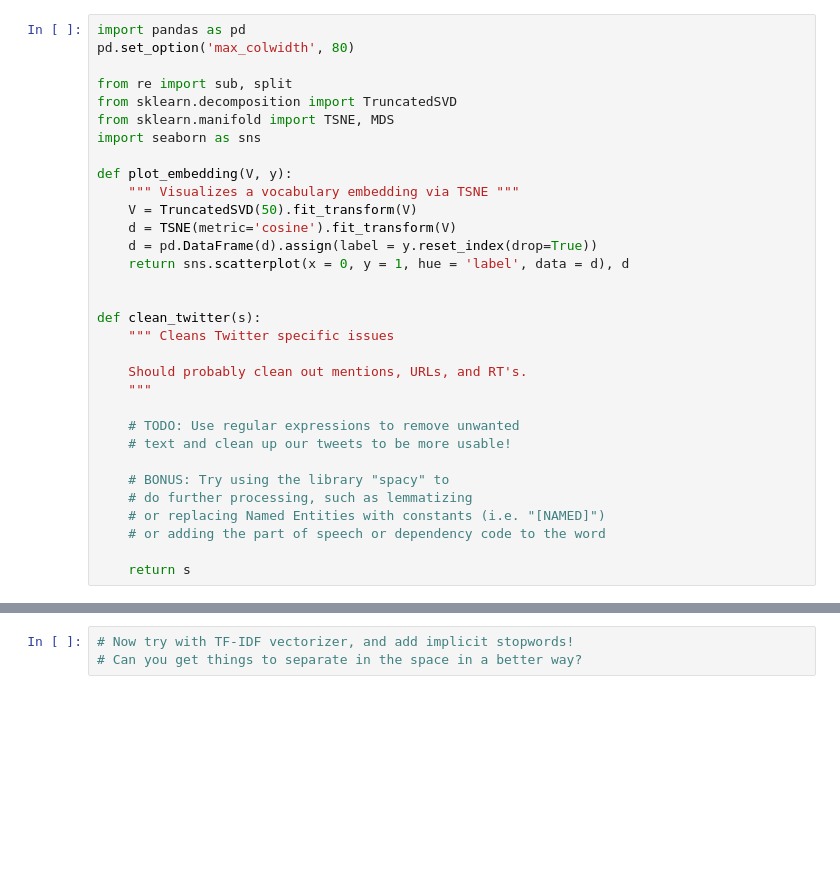
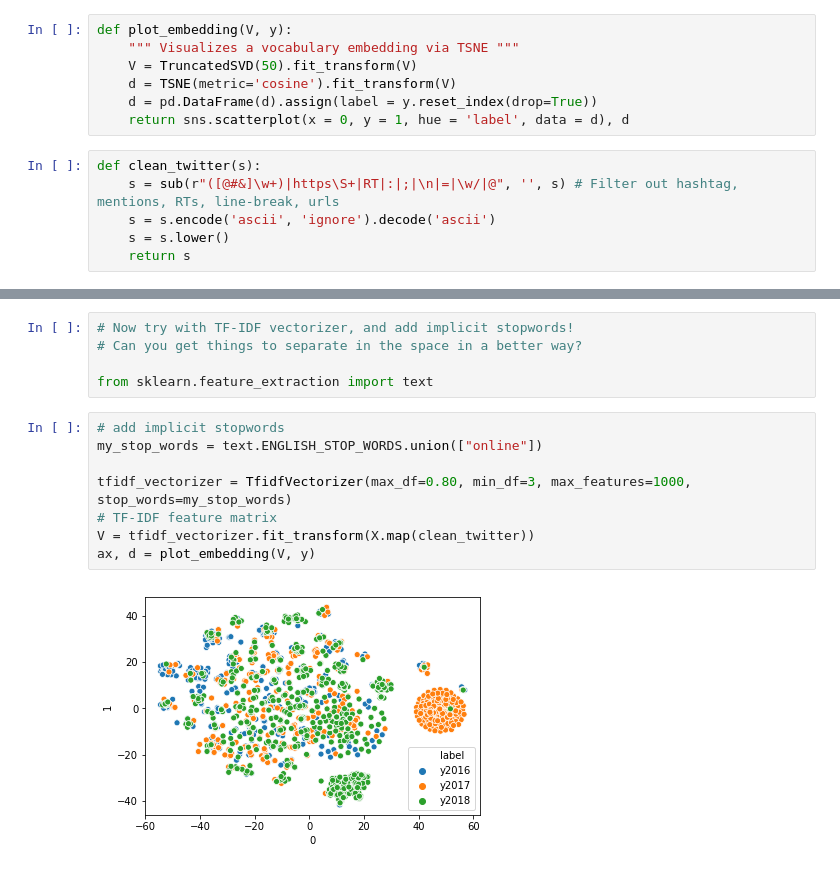
Before and after one commit to nandanrao/text-mining, a Jupyter notebook: exercise-1.ipynb, the cells around one changed output, grey strips where cells are left out. Cells and saved outputs as stored; diff of their text form; blank space fills up the shorter version.

```diff
--- a/exercise-1.ipynb
+++ b/exercise-1.ipynb
@@ -1,32 +10,13 @@
 # %%
-import pandas as pd
-pd.set_option('max_colwidth', 80)
-
-from re import sub, split
-from sklearn.decomposition import TruncatedSVD
-from sklearn.manifold import TSNE, MDS
-import seaborn as sns
-
 def plot_embedding(V, y):
     """ Visualizes a vocabulary embedding via TSNE """
     V = TruncatedSVD(50).fit_transform(V)
     d = TSNE(metric='cosine').fit_transform(V)
     d = pd.DataFrame(d).assign(label = y.reset_index(drop=True))
     return sns.scatterplot(x = 0, y = 1, hue = 'label', data = d), d
-
-
-def clean_twitter(s):
-    """ Cleans Twitter specific issues
-
-    Should probably clean out mentions, URLs, and RT's.
-    """
-
-    # TODO: Use regular expressions to remove unwanted
-    # text and clean up our tweets to be more usable!
-
-    # BONUS: Try using the library "spacy" to
-    # do further processing, such as lemmatizing
-    # or replacing Named Entities with constants (i.e. "[NAMED]")
-    # or adding the part of speech or dependency code to the word
-
-    return s
+# %%
+def clean_twitter(s):
+    s = sub(r"([@#&]\w+)|https\S+|RT|:|;|\n|=|\w/|@", '', s) # Filter out hashtag, mentions, RTs, line-break, urls
+    s = s.encode('ascii', 'ignore').decode('ascii')
+    s = s.lower()
+    return s
@@ -53,3 +70,15 @@ ax, d = plot_embedding(V, y)
 # %%
 # Now try with TF-IDF vectorizer, and add implicit stopwords!
 # Can you get things to separate in the space in a better way?
+
+from sklearn.feature_extraction import text
+# %%
+# add implicit stopwords
+my_stop_words = text.ENGLISH_STOP_WORDS.union(["online"])
+
+tfidf_vectorizer = TfidfVectorizer(max_df=0.80, min_df=3, max_features=1000, stop_words=my_stop_words)
+# TF-IDF feature matrix
+V = tfidf_vectorizer.fit_transform(X.map(clean_twitter))
+ax, d = plot_embedding(V, y)
+# %% [output]
+[figure, added]
```
Also changed, not shown: parts of 8 cells of this notebook, 2 other files.
